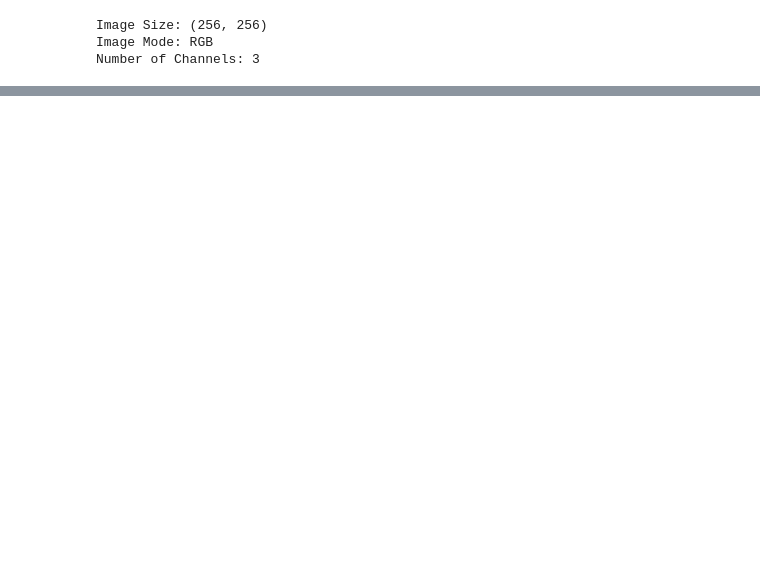
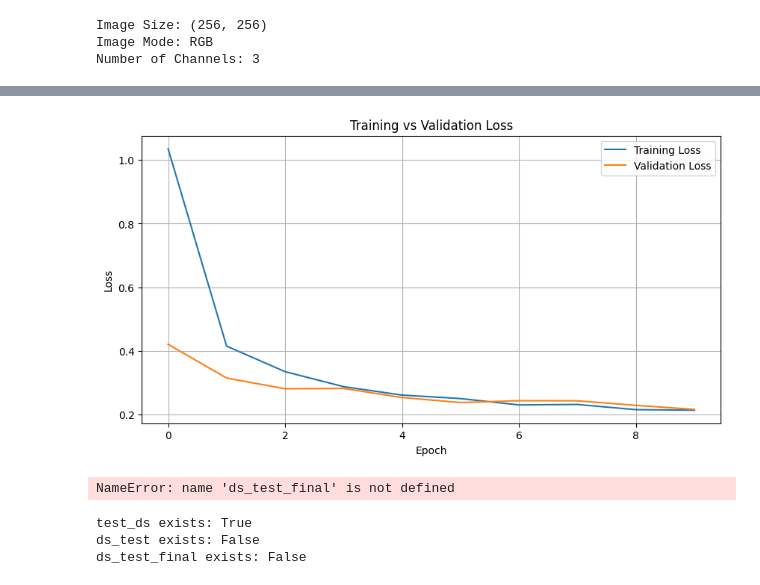
Before and after one commit to yratnapriya05/2520030156_ML_SEC4_, a Jupyter notebook: PROJECT/Plant_Disease_Detection_CNN_Transfer_Learning.ipynb, the cells around one changed output, grey strips where cells are left out. Cells and saved outputs as stored; diff of their text form; code cells hidden in the pictures; blank space fills up the shorter version.

```diff
--- a/PROJECT/Plant_Disease_Detection_CNN_Transfer_Learning.ipynb
+++ b/PROJECT/Plant_Disease_Detection_CNN_Transfer_Learning.ipynb
@@ -277,0 +783,32 @@ Mean Pixel Value: 110.81
+# %%
+plt.figure(figsize=(10, 5))
+
+plt.plot(history.history["loss"], label="Training Loss")
+plt.plot(history.history["val_loss"], label="Validation Loss")
+
+plt.xlabel("Epoch")
+plt.ylabel("Loss")
+plt.title("Training vs Validation Loss")
+plt.legend()
+plt.grid(True)
+plt.show()
+# %% [output]
+[figure, added]
+# %%
+test_loss, test_accuracy = model.evaluate(
+    ds_test_final,
+    verbose=1
+)
+
+print(f"Final Test Accuracy: {test_accuracy * 100:.2f}%")
+print(f"Final Test Loss: {test_loss:.4f}")
+# %% [output]
+NameError: name 'ds_test_final' is not defined
+# %%
+print("test_ds exists:", "test_ds" in globals())
+print("ds_test exists:", "ds_test" in globals())
+print("ds_test_final exists:", "ds_test_final" in globals())
+# %% [output]
+test_ds exists: True
+ds_test exists: False
+ds_test_final exists: False
```
Also changed, not shown: parts of 28 cells of this notebook.
